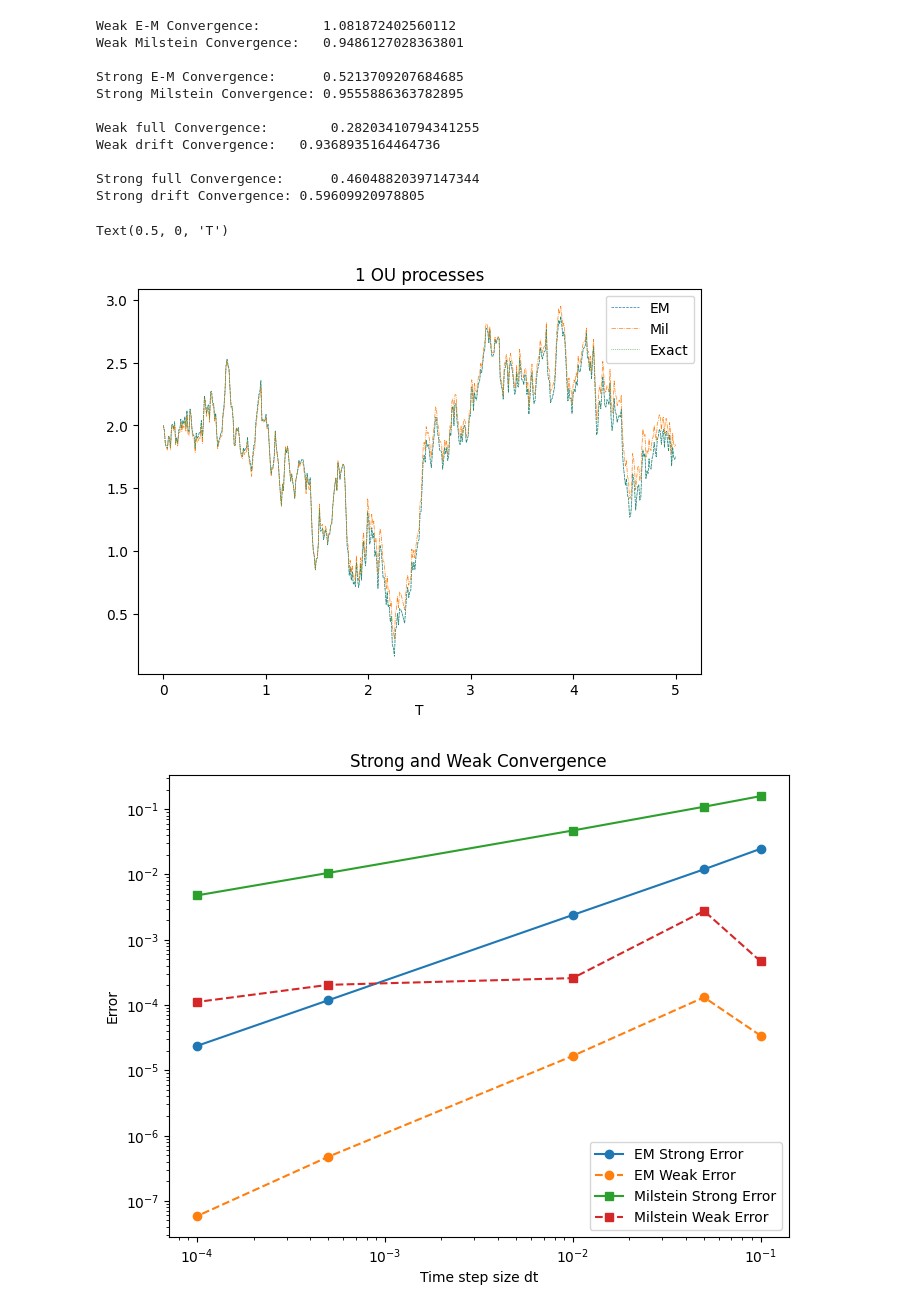
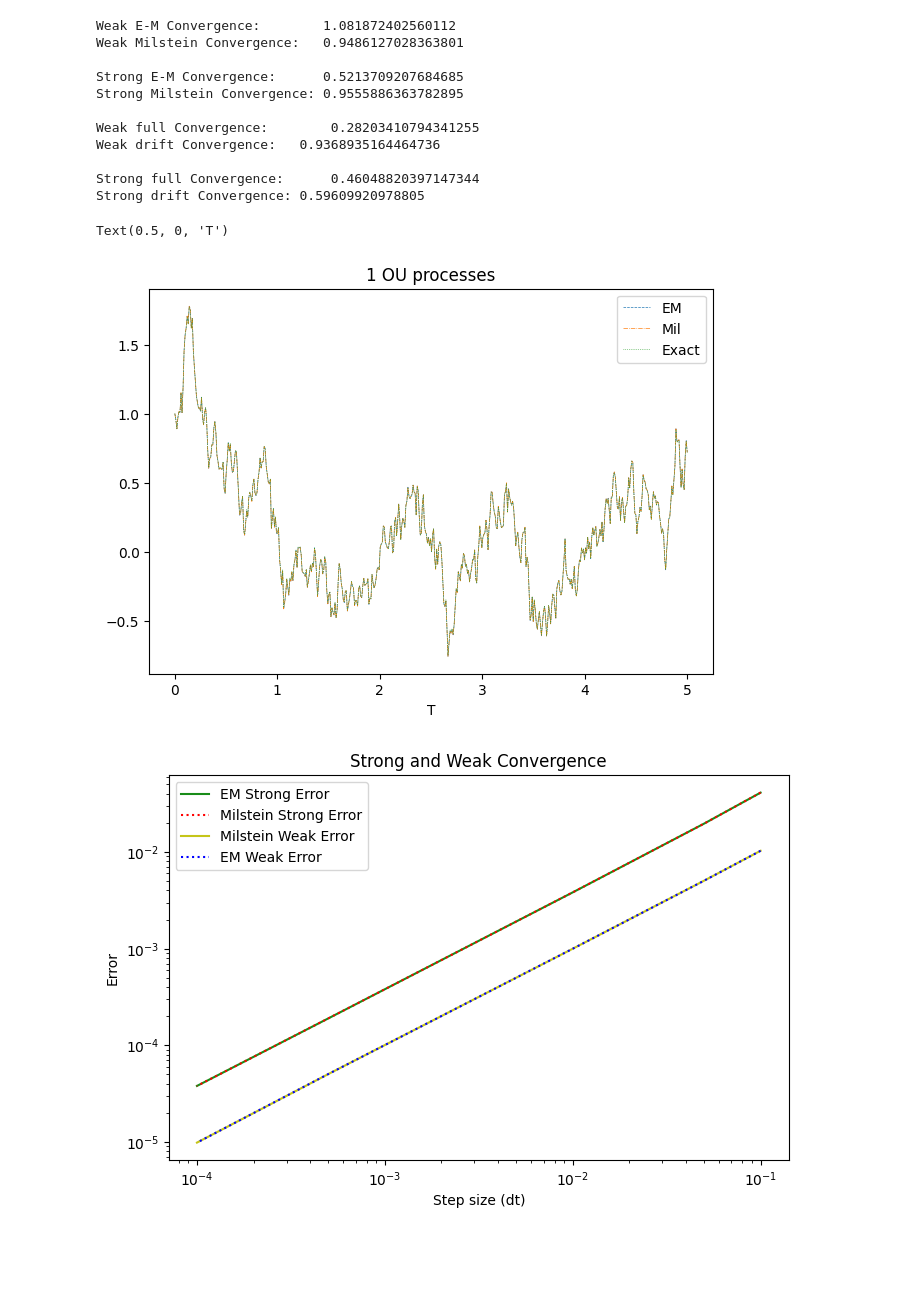
Before and after one commit to abhirao-03/stochastic-resonance, a Jupyter notebook: results/convergence_tester.ipynb, the cells around one changed output. Saved outputs shown, nothing was run; the diff lists cells and outputs as text; code cells hidden in the pictures; blank space fills up the shorter version.

Commit message:
Corrected OU milstein

```diff
--- a/results/convergence_tester.ipynb
+++ b/results/convergence_tester.ipynb
@@ -232,11 +232,12 @@ dt = 0.01
 T = 5
 N = int(T/dt)
 time = np.linspace(0, T, N)
-X0 = 2
+X0 = 1
 
-kappa = 1
-theta = a
+kappa = a
+theta = 0
 sigma = b
+sigma_prime = 0     # Since sigma is a constant
 std_asy = np.sqrt(sigma**2 / (2 * kappa))  # asymptotic standard deviation
 # %%
 # OU solvers
@@ -257,7 +258,7 @@ def OU_mil(noise):
     X = np.zeros((N,paths))
     X[0, :] = X0
     for t in range(N-1):
-        X[t+1,:] = X[t, :] + kappa*(theta - X[t, :])*dt + sigma * np.sqrt(dt) * W[t, :] + 1/2 * (b**2) * ((np.sqrt(dt) * W[t,:]) ** 2 - dt)
+        X[t+1,:] = X[t, :] + kappa*(theta - X[t, :])*dt + sigma * np.sqrt(dt) * W[t, :] + 1/2 * b * sigma_prime * ((np.sqrt(dt) * W[t,:]) ** 2 - dt)
     return X
 
 def OU_exact(noise):
@@ -268,7 +269,7 @@ def OU_exact(noise):
     X[0, :] = X0
     std_dt = np.sqrt(sigma**2 / (2 * kappa) * (1 - np.exp(-2 * kappa * dt)))
     for t in range(N - 1):
-        X[t + 1, :] = theta + np.exp(-kappa * dt) * (X[t, :] - theta) + std_dt * W[t, :]
+        X[t + 1, :] = X0*np.exp(-kappa * dt) * (X[t, :] - theta) + std_dt * W[t, :]
     return X
 # %%
 # OU process
@@ -292,7 +293,7 @@ ax1.set_title(f"{N_processes} OU processes")
 ax1.set_xlabel("T")
 # %% [output]
 Text(0.5, 0, 'T')
-[figure, old version]
+[figure, new version]
 # %%
 dt_values = [0.1, 0.05, 0.01,0.0005, 0.0001]
 paths = 1000
@@ -303,40 +304,40 @@ strong_error_mil = []
 weak_error_mil = []
 
 for dt_val in dt_values:
     dt = dt_val
     N = int(T / dt)
 
     W = stats.norm.rvs(loc=0, scale=1, size=(N, paths))
 
     X_em = OU_em(W)
     X_mil = OU_mil(W)
     X_ex  = OU_exact(W)
 
     error_em = np.sqrt(np.mean((X_em - X_ex)**2))
     error_mil = np.sqrt(np.mean((X_mil - X_ex)**2))
 
     strong_error_em.append(error_em)
     strong_error_mil.append(error_mil)
 
     weak_em = np.abs(np.mean(X_em) - np.mean(X_ex))
     weak_mil = np.abs(np.mean(X_mil) - np.mean(X_ex))
 
     weak_error_em.append(weak_em)
     weak_error_mil.append(weak_mil)
 
-plt.figure(figsize=(8, 6))
-plt.loglog(dt_values, strong_error_em, 'o-', label='EM Strong Error')
-plt.loglog(dt_values, weak_error_em, 'o--', label='EM Weak Error')
-plt.loglog(dt_values, strong_error_mil, 's-', label='Milstein Strong Error')
-plt.loglog(dt_values, weak_error_mil, 's--', label='Milstein Weak Error')
+plt.figure(figsize=(8, 5))
+plt.loglog(dt_values, strong_error_em, ls='-', color='g', alpha=0.9, label='EM Strong Error')
+plt.loglog(dt_values, strong_error_mil, ls=':', color='r', label='Milstein Strong Error')
+plt.loglog(dt_values, weak_error_mil, ls='-', color='y', alpha=0.9, label='Milstein Weak Error')
+plt.loglog(dt_values, weak_error_em, ls=':', color='b', label='EM Weak Error')
 
-plt.xlabel('Time step size dt')
+plt.xlabel('Step size (dt)')
 plt.ylabel('Error')
 plt.title('Strong and Weak Convergence')
 plt.legend()
 plt.show()
 # %% [output]
-[figure, old version]
+[figure, new version]
 # %%
 X = sm.add_constant(np.log(dt_values))
 
```
Also changed, not shown: parts of 1 cell of this notebook, 3 other files.
